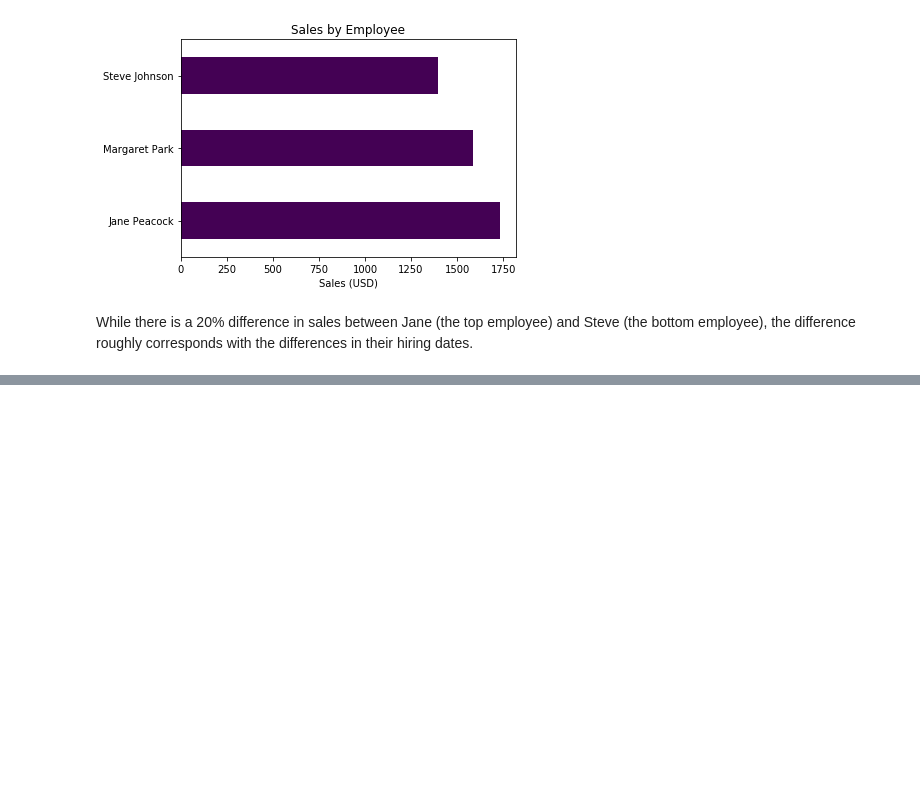
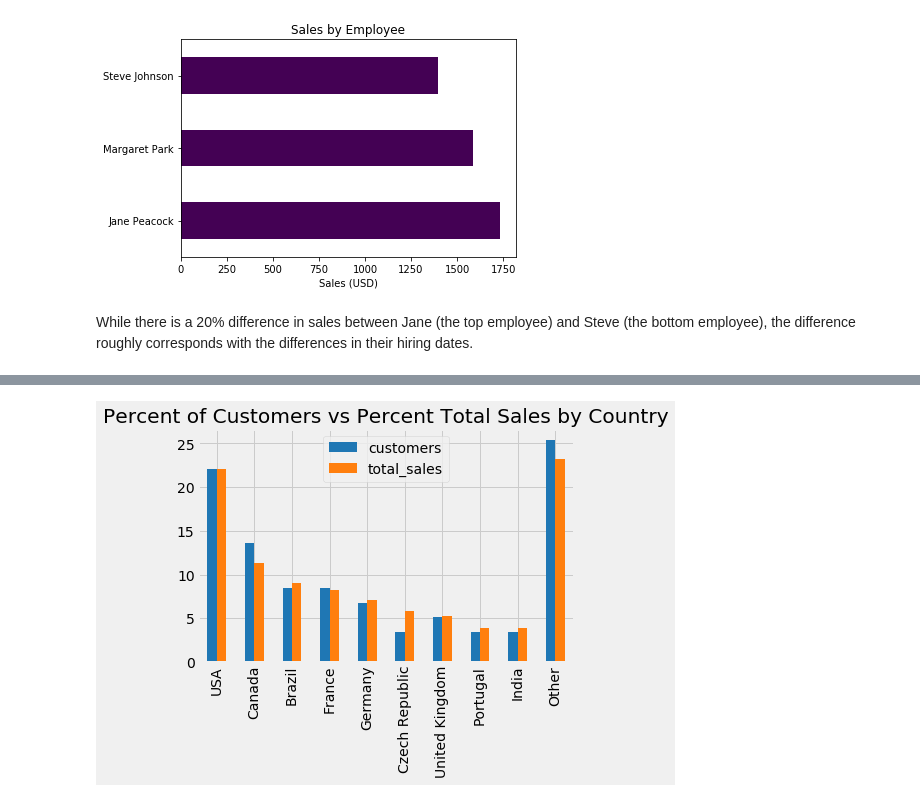
Before and after one commit to hsdistefa/business-analytics-practice, a Jupyter notebook: Basics.ipynb, the cells around one changed output, grey strips where cells are left out. Saved outputs shown, nothing was run; the diff lists cells and outputs as text; code cells hidden in the pictures; blank space fills up the shorter version.

Commit message:
Added pct customers vs pct total sales graph

```diff
--- a/Basics.ipynb
+++ b/Basics.ipynb
@@ -173,7 +173,7 @@ WITH country_or_other AS
 
 SELECT
     country
-    , customer
+    , customers
     , total_sales
     , average_order
     , average_customer_lifetime_value
@@ -195,5 +195,7 @@ FROM
     );
 '''
 
-run_query(country_query)
+sales_by_country = run_query(country_query)
+sales_by_country.set_index('country', inplace=True)
+sales_by_country
 # %% [output]
@@ -203,0 +213,13 @@ WITH country_or_other AS
+# %%
+plt.style.use('fivethirtyeight')
+colors = [plt.cm.tab10(i) for i in np.linspace(0, 1, sales_by_country.shape[0])]
+sales_customers = sales_by_country[['customers', 'total_sales']]
+pct_sales_customers = sales_customers / sales_customers.sum() * 100
+
+pct_sales_customers.plot.bar(
+    title='Percent of Customers vs Percent Total Sales by Country',
+    color=colors)
+plt.xlabel('')
+plt.show()
+# %% [output]
+[figure, added]
```
Also changed, not shown: parts of 2 cells of this notebook.
